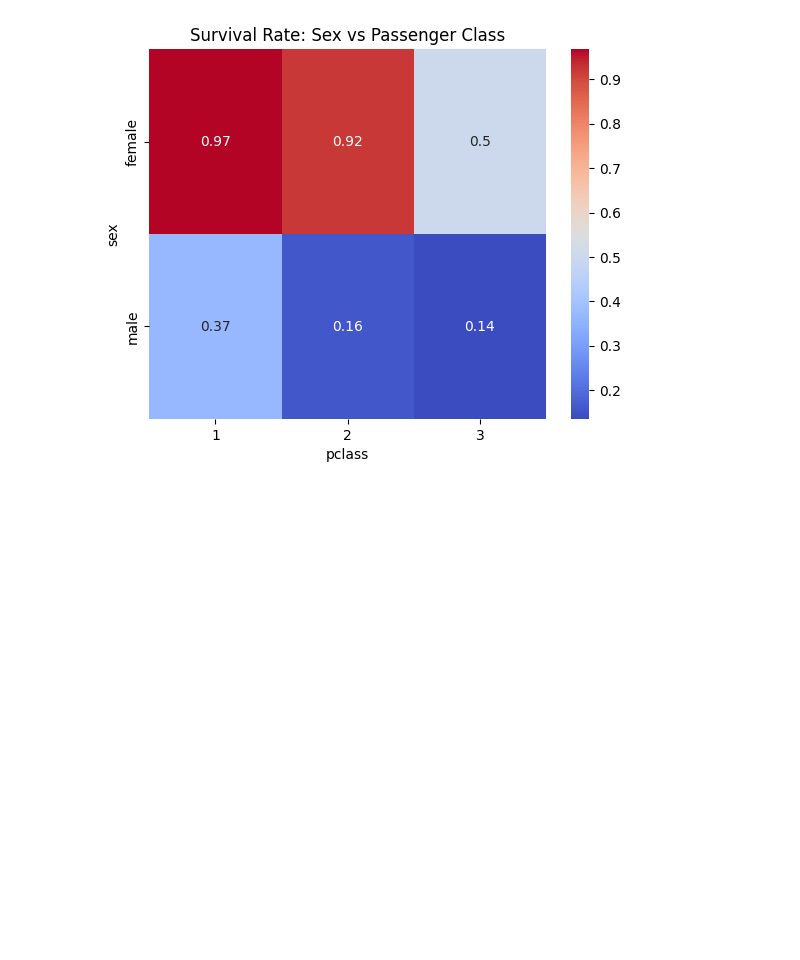
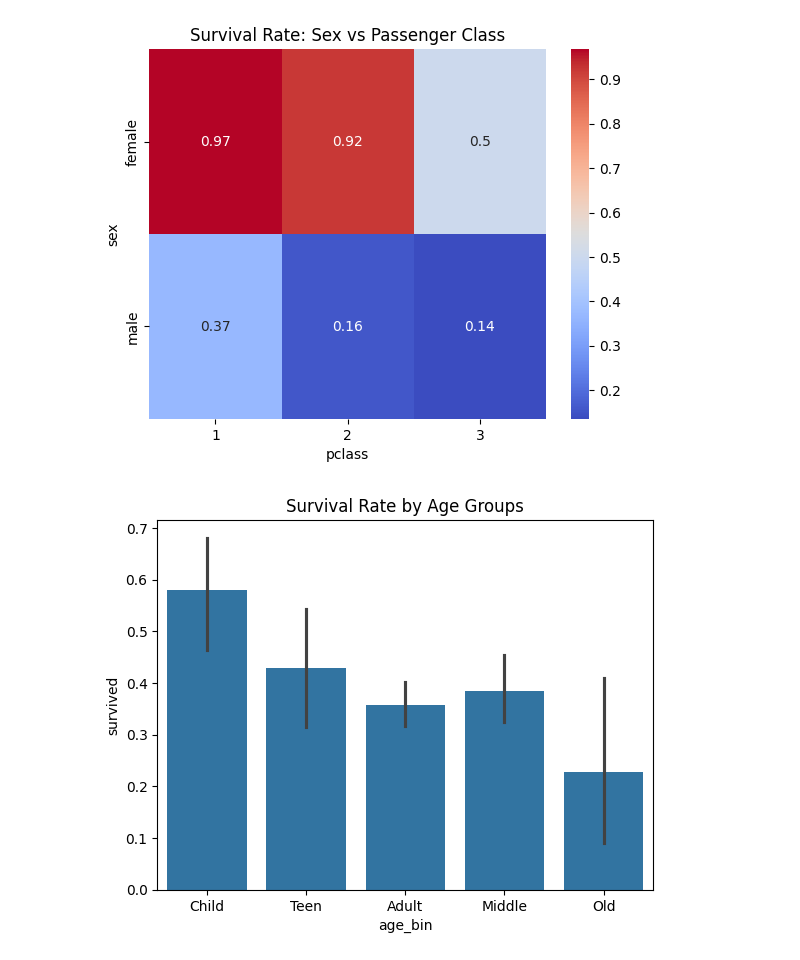
Before and after one commit to keshak-Ctrl/titanic-dataset-analysis, a Jupyter notebook: advance_visualization.ipynb, the cells around one changed output. Cells and saved outputs as stored; diff of their text form; code cells hidden in the pictures; blank space fills up the shorter version.

```diff
--- a/advance_visualization.ipynb
+++ b/advance_visualization.ipynb
@@ -52,3 +52,12 @@ plt.show()
 # while male passengers in third class had the lowest survival rate.
 # This suggests that both gender and passenger class played a significant role in determining
 # the likelihood of survival on the Titanic.
+# %%
+df['age_bin'] = pd.cut(df['age'], bins=[0, 12, 18, 35, 60, 100],
+                       labels=['Child','Teen','Adult','Middle','Old'])
+
+sns.barplot(x='age_bin', y='survived', data=df)
+plt.title('Survival Rate by Age Groups')
+plt.show()
+# %% [output]
+[figure, added]
```
Also changed, not shown: parts of 3 cells of this notebook.
